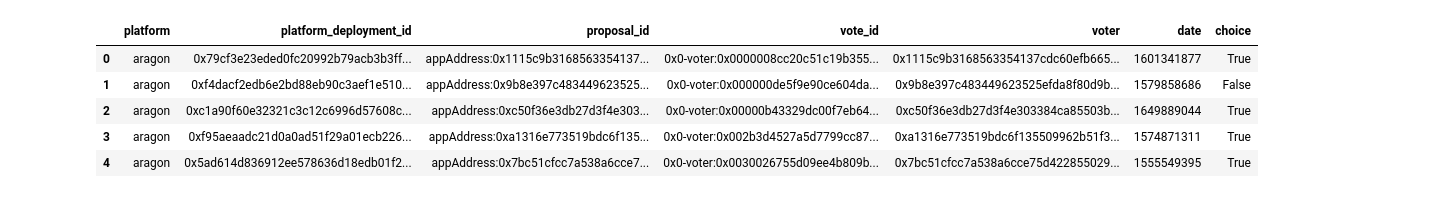
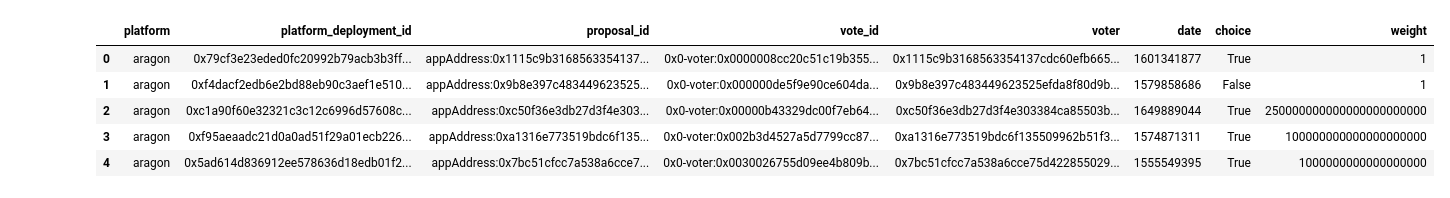
Before and after one commit to daviddavo/daos-verano, a Jupyter notebook: votes/aragon/get_aragon_votes.ipynb, the cells around one changed output. Drawn from its saved outputs; the diff is of its cells as text; code cells hidden in the pictures.

Commit message:
chore: begin adding vote weight to votes

```diff
--- a/votes/aragon/get_aragon_votes.ipynb
+++ b/votes/aragon/get_aragon_votes.ipynb
@@ -15,27 +15,28 @@ votes_df.head()
 # %%
 # * platform: 'aragon'
 votes_df['platform'] = 'aragon'
 # rename orgAddress: platform_deployment_id
 votes_df = votes_df.rename(columns={'orgAddress': 'platform_deployment_id'})
 # voteId: proposal_id
 votes_df = votes_df.rename(columns={'voteId': 'proposal_id'})
 # * id: vote_id ***here we're renaming the "cast" id to vote_id
 votes_df = votes_df.rename(columns={'id': 'vote_id'})
 # voter: voter
 # * createdAt: date
 votes_df = votes_df.rename(columns={'createdAt': 'date'})
 # * supports: choice
 votes_df = votes_df.rename(columns={'supports': 'choice'})
-
-votes_df = votes_df[['platform', 'platform_deployment_id', 'proposal_id', 'vote_id', 'voter', 'date', 'choice']]
+# stake: weight
+votes_df = votes_df.rename(columns={'stake': 'weight'})
+votes_df = votes_df[['platform', 'platform_deployment_id', 'proposal_id', 'vote_id', 'voter', 'date', 'choice', 'weight']]
 votes_df.head()
 # %% [output]
-|  | platform | platform_deployment_id | proposal_id | vote_id | voter | date | choice |
-| 0 | aragon | 0x79cf3e23eded0fc20992b79acb3b3ff... | appAddress:0x1115c9b3168563354137... | 0x0-voter:0x0000008cc20c51c19b355... | 0x1115c9b3168563354137cdc60efb665... | 1601341877 | True |
-| 1 | aragon | 0xf4dacf2edb6e2bd88eb90c3aef1e510... | appAddress:0x9b8e397c483449623525... | 0x0-voter:0x000000de5f9e90ce604da... | 0x9b8e397c483449623525efda8f80d9b... | 1579858686 | False |
-| 2 | aragon | 0xc1a90f60e32321c3c12c6996d57608c... | appAddress:0xc50f36e3db27d3f4e303... | 0x0-voter:0x00000b43329dc00f7eb64... | 0xc50f36e3db27d3f4e303384ca85503b... | 1649889044 | True |
-| 3 | aragon | 0xf95aeaadc21d0a0ad51f29a01ecb226... | appAddress:0xa1316e773519bdc6f135... | 0x0-voter:0x002b3d4527a5d7799cc87... | 0xa1316e773519bdc6f135509962b51f3... | 1574871311 | True |
-| 4 | aragon | 0x5ad614d836912ee578636d18edb01f2... | appAddress:0x7bc51cfcc7a538a6cce7... | 0x0-voter:0x0030026755d09ee4b809b... | 0x7bc51cfcc7a538a6cce75d422855029... | 1555549395 | True |
+|  | platform | platform_deployment_id | proposal_id | vote_id | voter | date | choice | weight |
+| 0 | aragon | 0x79cf3e23eded0fc20992b79acb3b3ff... | appAddress:0x1115c9b3168563354137... | 0x0-voter:0x0000008cc20c51c19b355... | 0x1115c9b3168563354137cdc60efb665... | 1601341877 | True | 1 |
+| 1 | aragon | 0xf4dacf2edb6e2bd88eb90c3aef1e510... | appAddress:0x9b8e397c483449623525... | 0x0-voter:0x000000de5f9e90ce604da... | 0x9b8e397c483449623525efda8f80d9b... | 1579858686 | False | 1 |
+| 2 | aragon | 0xc1a90f60e32321c3c12c6996d57608c... | appAddress:0xc50f36e3db27d3f4e303... | 0x0-voter:0x00000b43329dc00f7eb64... | 0xc50f36e3db27d3f4e303384ca85503b... | 1649889044 | True | 250000000000000000000000 |
+| 3 | aragon | 0xf95aeaadc21d0a0ad51f29a01ecb226... | appAddress:0xa1316e773519bdc6f135... | 0x0-voter:0x002b3d4527a5d7799cc87... | 0xa1316e773519bdc6f135509962b51f3... | 1574871311 | True | 100000000000000000000 |
+| 4 | aragon | 0x5ad614d836912ee578636d18edb01f2... | appAddress:0x7bc51cfcc7a538a6cce7... | 0x0-voter:0x0030026755d09ee4b809b... | 0x7bc51cfcc7a538a6cce75d422855029... | 1555549395 | True | 1000000000000000000 |
 # %%
 # make date a pandas date from an epoch seconds ts
 votes_df['date'] = pd.to_datetime(votes_df['date'], unit='s')
```
Also changed, not shown: parts of 2 cells of this notebook, 4 other files.
